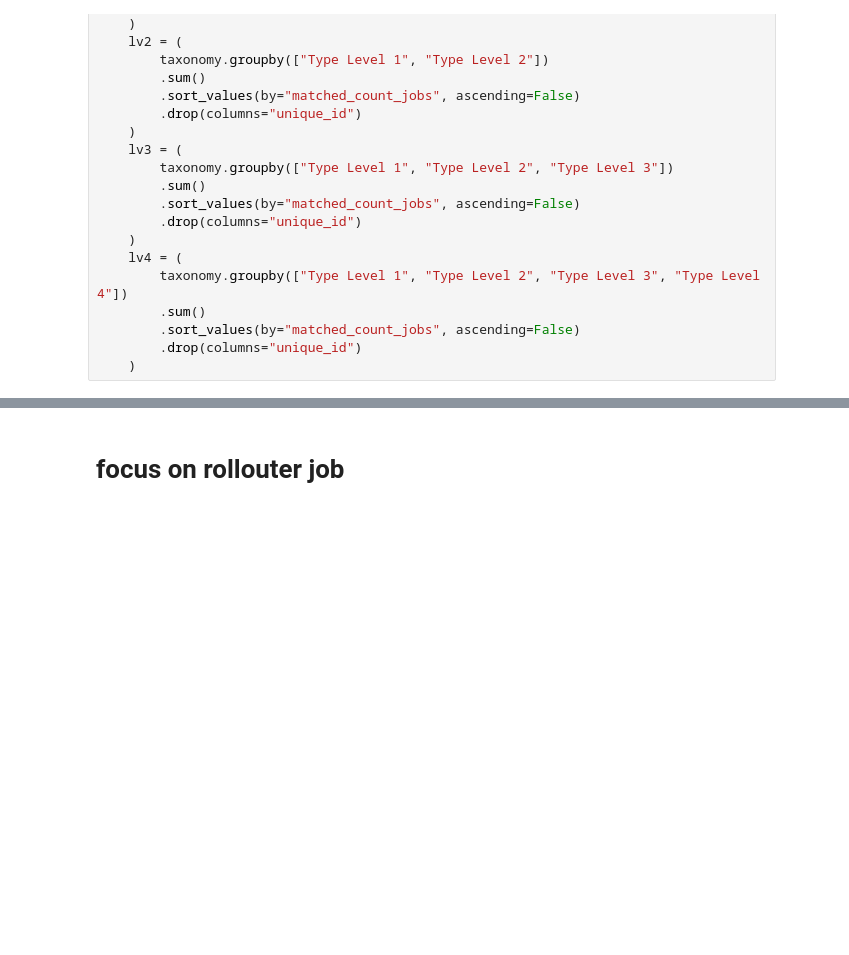
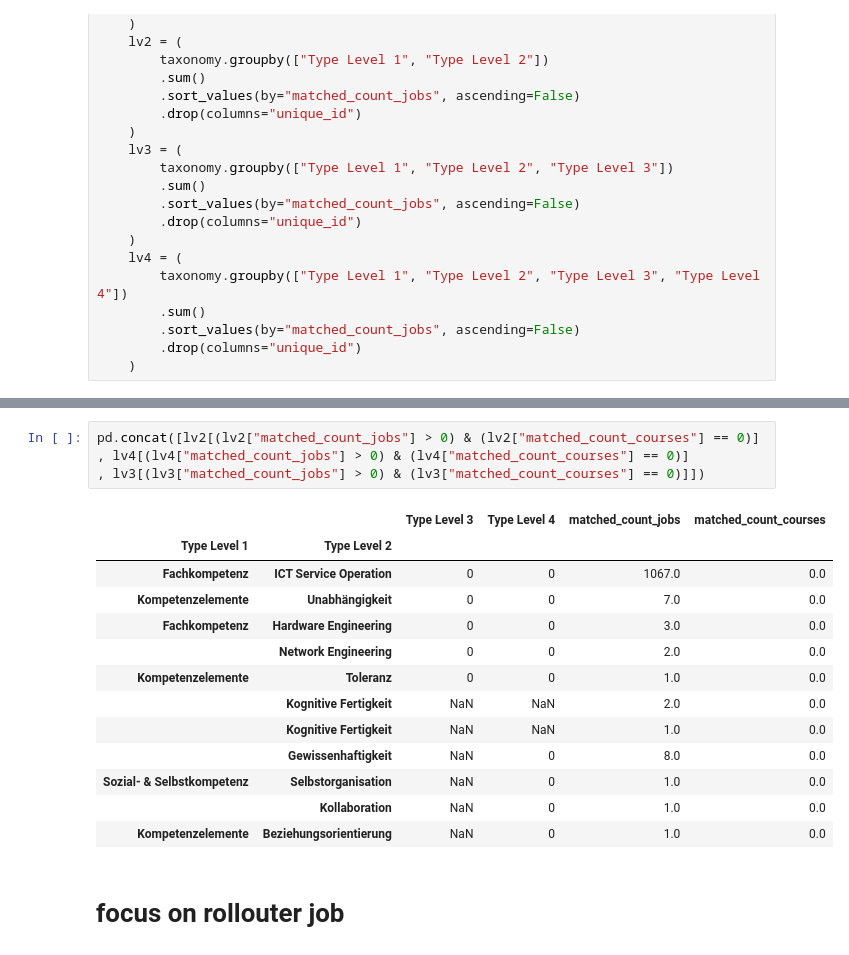
Before and after one commit to epfl-ml4ed/SkillThrills, a Jupyter notebook: protosp01/skillExtract/summary_stats.ipynb, the cells around one changed output, grey strips where cells are left out. Drawn from its saved outputs; the diff is of its cells as text; blank space fills up the shorter version.

```diff
--- a/protosp01/skillExtract/summary_stats.ipynb
+++ b/protosp01/skillExtract/summary_stats.ipynb
@@ -126,3 +182,21 @@ lv4[(lv4["matched_count_jobs"] > 10) & (lv4["matched_count_courses"] == 0)]
+# %%
+pd.concat([lv2[(lv2["matched_count_jobs"] > 0) & (lv2["matched_count_courses"] == 0)]
+, lv4[(lv4["matched_count_jobs"] > 0) & (lv4["matched_count_courses"] == 0)]
+, lv3[(lv3["matched_count_jobs"] > 0) & (lv3["matched_count_courses"] == 0)]])
+# %% [output]
+|  |  | Type Level 3 | Type Level 4 | matched_count_jobs | matched_count_courses |
+| Type Level 1 | Type Level 2 |  |  |  |  |
+| Fachkompetenz | ICT Service Operation | 0 | 0 | 1067.0 | 0.0 |
+| Kompetenzelemente | Unabhängigkeit | 0 | 0 | 7.0 | 0.0 |
+| Fachkompetenz | Hardware Engineering | 0 | 0 | 3.0 | 0.0 |
+|  | Network Engineering | 0 | 0 | 2.0 | 0.0 |
+| Kompetenzelemente | Toleranz | 0 | 0 | 1.0 | 0.0 |
+|  | Kognitive Fertigkeit | NaN | NaN | 2.0 | 0.0 |
+|  | Kognitive Fertigkeit | NaN | NaN | 1.0 | 0.0 |
+|  | Gewissenhaftigkeit | NaN | 0 | 8.0 | 0.0 |
+| Sozial- & Selbstkompetenz | Selbstorganisation | NaN | 0 | 1.0 | 0.0 |
+|  | Kollaboration | NaN | 0 | 1.0 | 0.0 |
+| Kompetenzelemente | Beziehungsorientierung | NaN | 0 | 1.0 | 0.0 |
 # %% [markdown]
 # focus on rollouter job
 # %%
```
Also changed, not shown: parts of 17 cells of this notebook, 2 other files.
